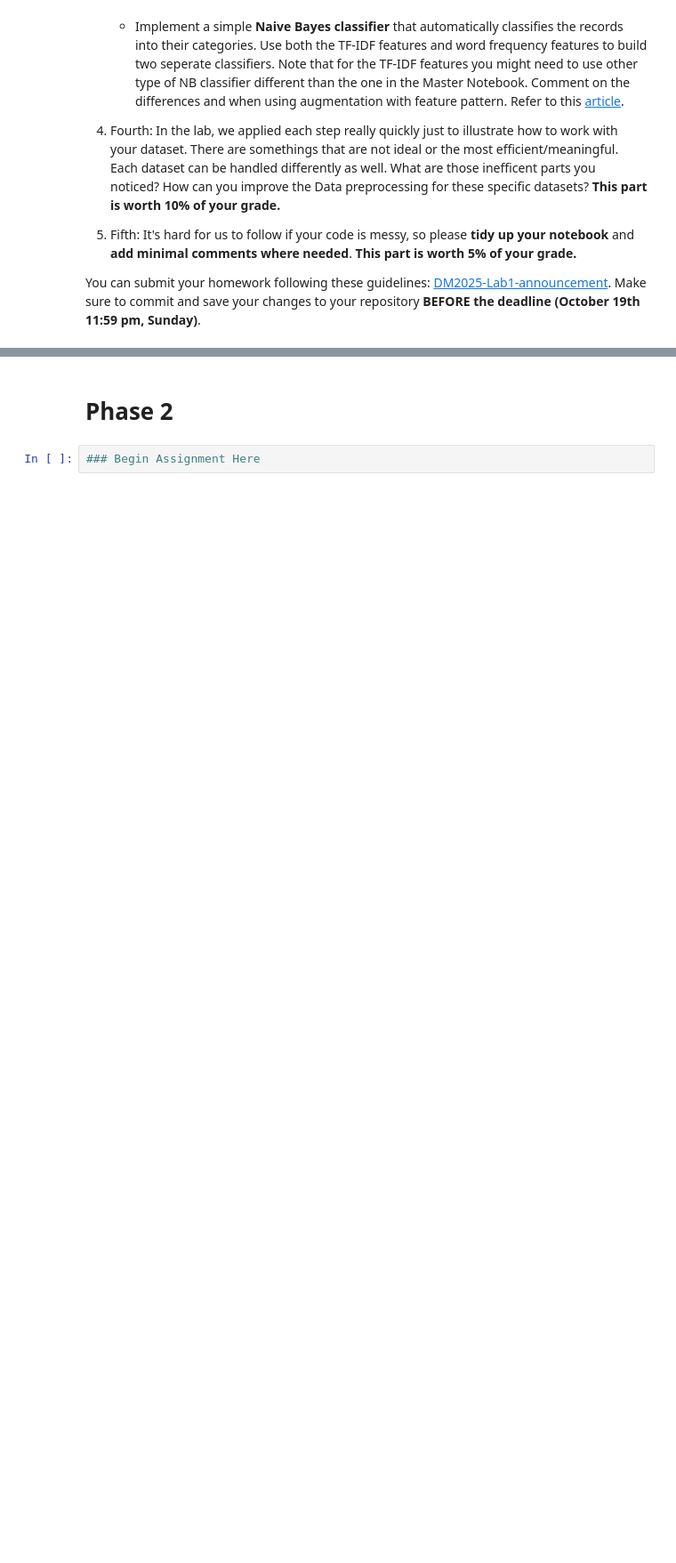
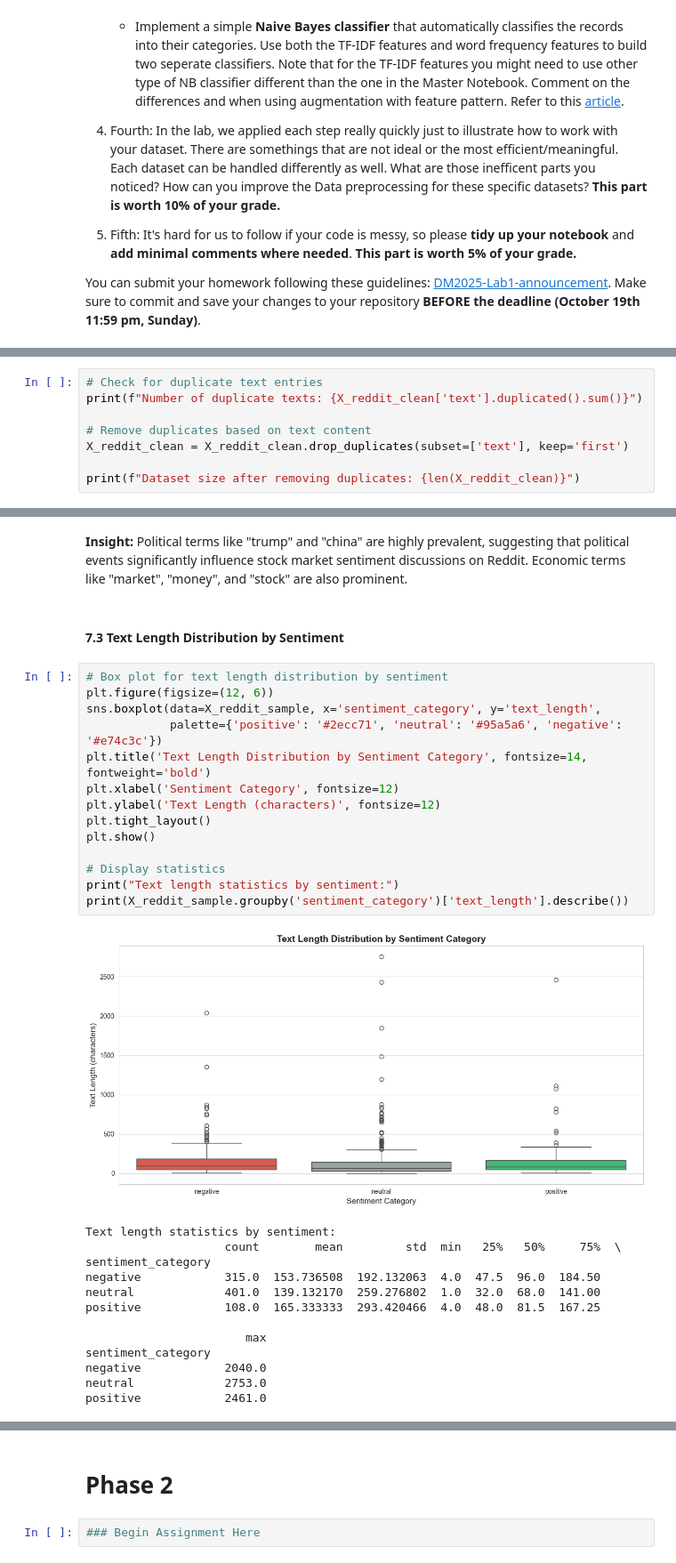
Before and after one commit to ArnoldChen0601/DM2025-Lab1-Exercise, a Jupyter notebook: DM2025-Lab1-Homework.ipynb, the cells around one changed output, grey strips where cells are left out. Shown at 89% size. Drawn from its saved outputs; the diff is of its cells as text; blank space fills up the shorter version.

```diff
--- a/DM2025-Lab1-Homework.ipynb
+++ b/DM2025-Lab1-Homework.ipynb
@@ -62,0 +229,8 @@ You can submit your homework following these guidelines: [DM2025-Lab1-announceme
+# %%
+# Check for duplicate text entries
+print(f"Number of duplicate texts: {X_reddit_clean['text'].duplicated().sum()}")
+
+# Remove duplicates based on text content
+X_reddit_clean = X_reddit_clean.drop_duplicates(subset=['text'], keep='first')
+
+print(f"Dataset size after removing duplicates: {len(X_reddit_clean)}")
@@ -62,0 +442,32 @@ You can submit your homework following these guidelines: [DM2025-Lab1-announceme
+# %% [markdown]
+**Insight:** Political terms like "trump" and "china" are highly prevalent, suggesting that political events significantly influence stock market sentiment discussions on Reddit. Economic terms like "market", "money", and "stock" are also prominent.
+# %% [markdown]
+#### 7.3 Text Length Distribution by Sentiment
+# %%
+# Box plot for text length distribution by sentiment
+plt.figure(figsize=(12, 6))
+sns.boxplot(data=X_reddit_sample, x='sentiment_category', y='text_length',
+            palette={'positive': '#2ecc71', 'neutral': '#95a5a6', 'negative': '#e74c3c'})
+plt.title('Text Length Distribution by Sentiment Category', fontsize=14, fontweight='bold')
+plt.xlabel('Sentiment Category', fontsize=12)
+plt.ylabel('Text Length (characters)', fontsize=12)
+plt.tight_layout()
+plt.show()
+
+# Display statistics
+print("Text length statistics by sentiment:")
+print(X_reddit_sample.groupby('sentiment_category')['text_length'].describe())
+# %% [output]
+[figure, added]
+Text length statistics by sentiment:
+                    count        mean         std  min   25%   50%     75%  \
+sentiment_category
+negative            315.0  153.736508  192.132063  4.0  47.5  96.0  184.50
+neutral             401.0  139.132170  259.276802  1.0  32.0  68.0  141.00
+positive            108.0  165.333333  293.420466  4.0  48.0  81.5  167.25
+
+                       max
+sentiment_category
+negative            2040.0
+neutral             2753.0
+positive            2461.0
```
Also changed, not shown: parts of 49 cells of this notebook.
